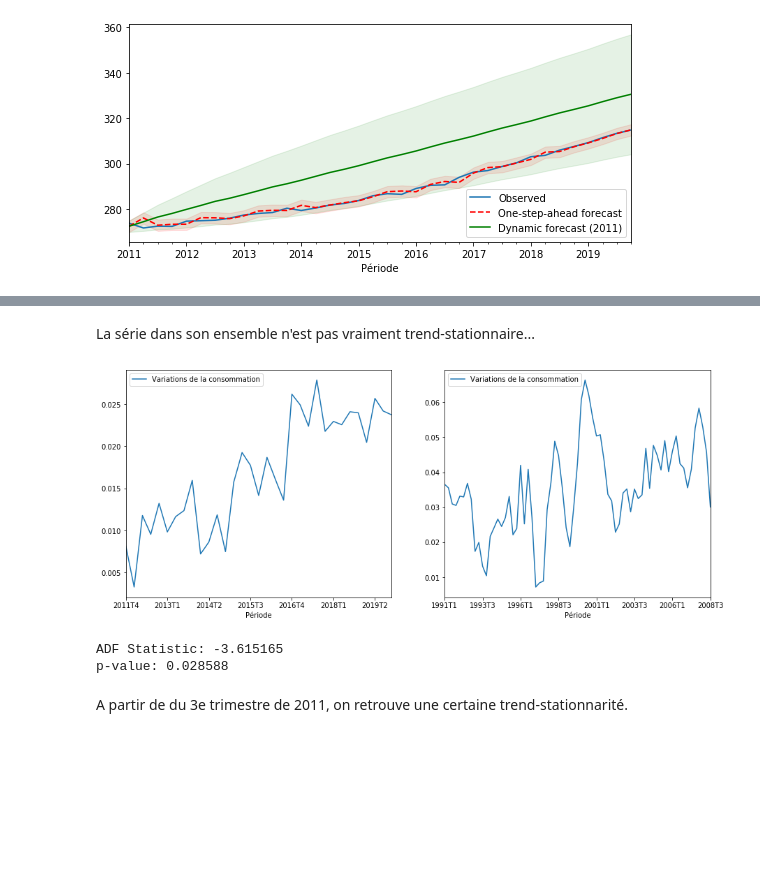
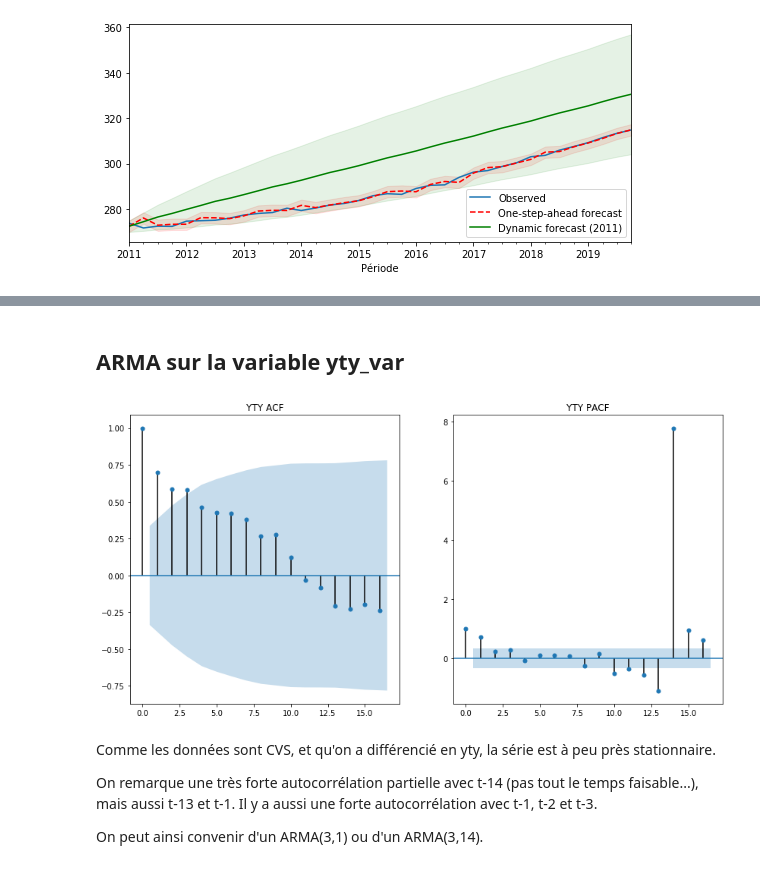
Before and after one commit to LittleBabyPanda/Q3-Project, a Jupyter notebook: BaselineModel.ipynb, the cells around one changed output, grey strips where cells are left out. Drawn from its saved outputs; the diff is of its cells as text; code cells hidden in the pictures; blank space fills up the shorter version.

```diff
--- a/BaselineModel.ipynb
+++ b/BaselineModel.ipynb
@@ -211,19 +128,15 @@ p-value: 0.099738
-# %% [markdown]
-La série dans son ensemble n'est pas vraiment trend-stationnaire...
-# %%
-fig2, (ax3,ax4) = plt.subplots(1,2,figsize=(15,6))
-yty_var.loc['2011T4':,:].plot(ax=ax3)
-yty_var.loc[:'2008T3',:].plot(ax=ax4)
-plt.show()
-# %% [output]
-[figure, removed]
-# %%
-result = adfuller(yty_var.loc['2011T4':,:]['Variations de la consommation'],regression='ct')
-
-print('ADF Statistic: %f' % result[0])
-print('p-value: %f' % result[1])
-# %% [output]
-ADF Statistic: -3.615165
-p-value: 0.028588
-# %% [markdown]
-A partir de du 3e trimestre de 2011, on retrouve une certaine trend-stationnarité.
+# %% [markdown]
+## ARMA sur la variable yty_var
+# %%
+fig3, axes3 = plt.subplots(1,2, figsize=(14,7))
+plot_acf(yty_var.loc['2011-09-30':], ax=axes3[0], title="YTY ACF")
+plot_pacf(yty_var.loc['2011-09-30':], ax=axes3[1], title="YTY PACF")
+plt.show()
+# %% [output]
+[figure, added]
+# %% [markdown]
+Comme les données sont CVS, et qu'on a différencié en yty, la série est à peu près stationnaire.
+
+On remarque une très forte autocorrélation partielle avec t-14 (pas tout le temps faisable...), mais aussi t-13 et t-1. Il y a aussi une forte autocorrélation avec t-1, t-2 et t-3.
+
+On peut ainsi convenir d'un ARMA(3,1) ou d'un ARMA(3,14).
```
Also changed, not shown: parts of 17 cells of this notebook.
